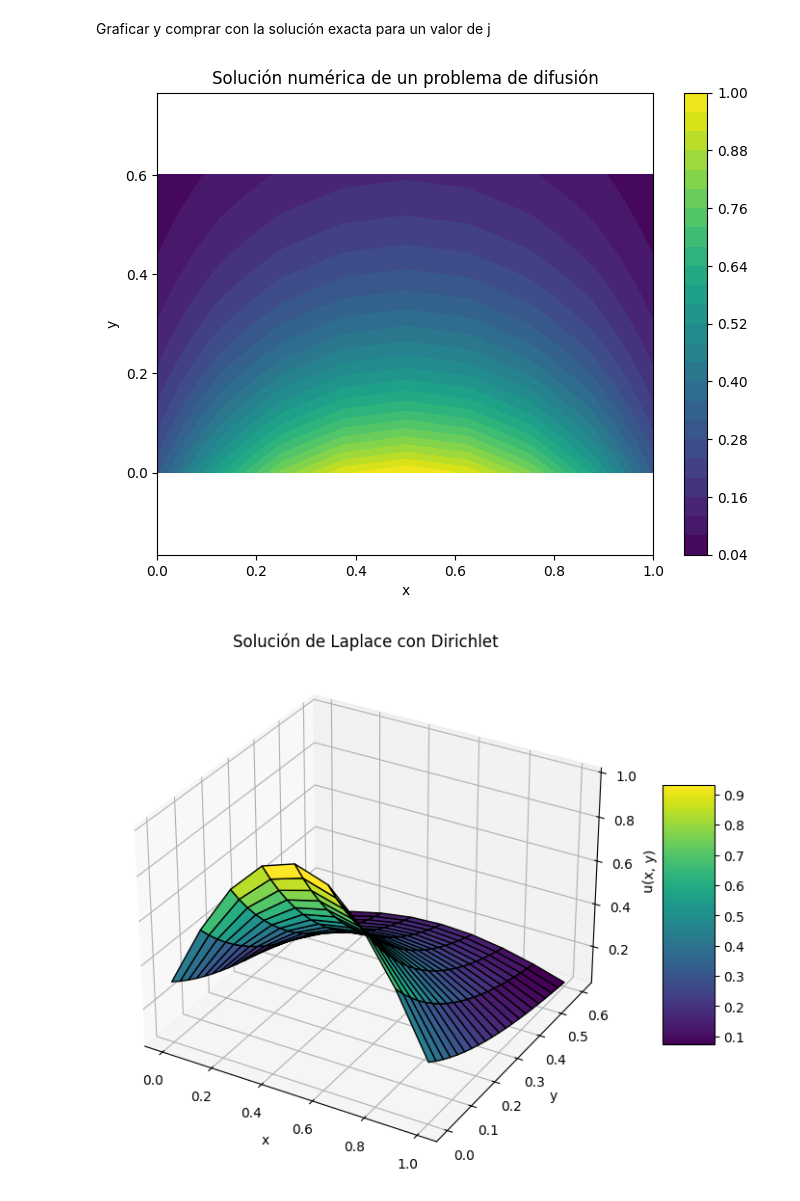
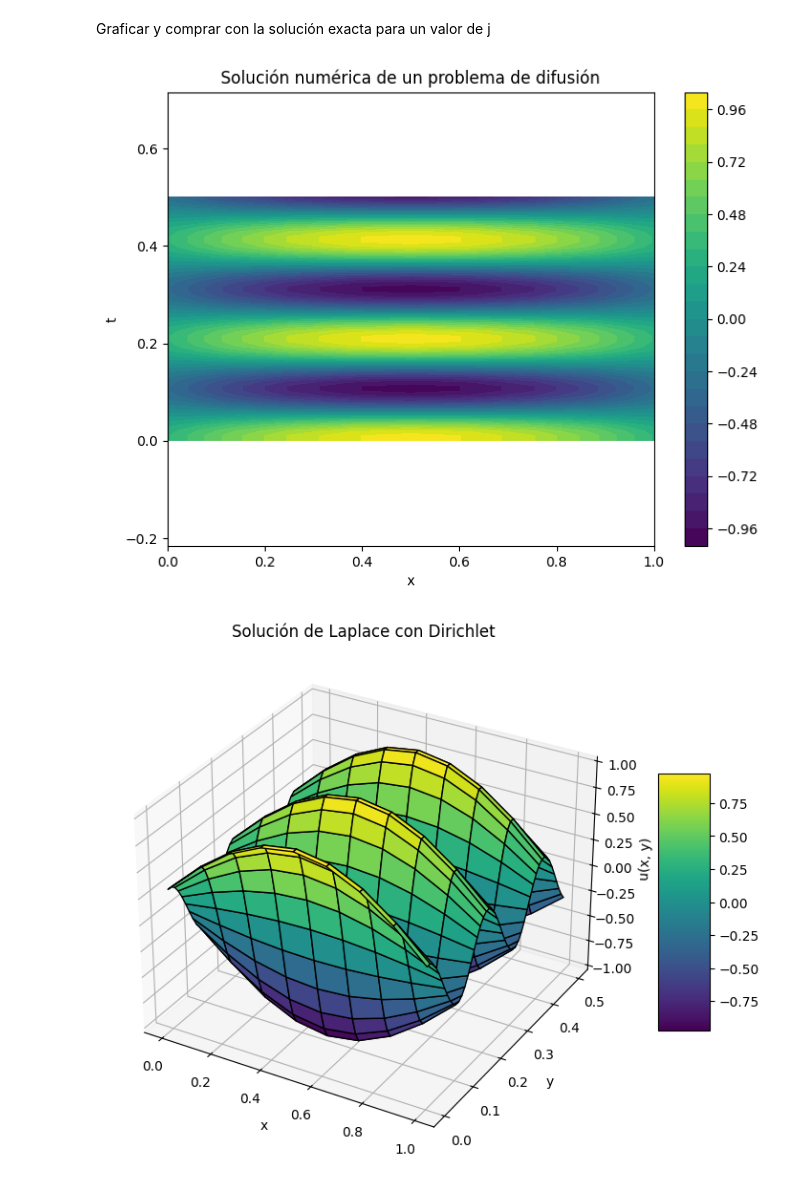
Before and after one commit to LuisManuelCatzoliSoriano/EDP-I, a Jupyter notebook: Ecuación_de_Calor_con_dif_reg.ipynb, the cells around one changed output. Cells and saved outputs as stored; diff of their text form; code cells hidden in the pictures.

```diff
--- a/Ecuación_de_Calor_con_dif_reg.ipynb
+++ b/Ecuación_de_Calor_con_dif_reg.ipynb
@@ -50,2 +51,8 @@ def richardson_1(A,b,j):
+# %%
+j=50
+# %%
+U=onda(A,u0,u1,j)
+# %%
+U_np = np.array(U.tolist(), dtype=float)
 # %% [markdown]
 Graficar y comprar con la solución exacta para un valor de j
@@ -63,31 +59,27 @@ def richardson(A,b,j):
+# %%
+x = np.linspace(0, 1, 9)   # Número de nodos internos en X
+y = np.linspace(0, 0.5, j)   # Debe coincidir con el tamaño
+X, Y = np.meshgrid(x, y)
 # %%
-j = 20  # Número de pasos en el tiempo
-
-U = richardson(A, b, j)
-
-x = np.linspace(0, 1, 9)   # Número de nodos internos en X
-y = np.linspace(0, 0.6, j+1)   # Debe coincidir con el tamaño
-X, Y = np.meshgrid(x, y)
-
 # Mapa de colores
 plt.figure(figsize=(8, 6))
-contour = plt.contourf(X, Y, U, levels=25, cmap=cm.viridis)
+contour = plt.contourf(X, Y, U_np, levels=25, cmap=cm.viridis)
 plt.colorbar(contour)
 plt.title('Solución numérica de un problema de difusión')
 plt.xlabel('x')
-plt.ylabel('y')
+plt.ylabel('t')
 plt.axis('equal')
 plt.show()
 
 fig = plt.figure(figsize=(10, 7))
 ax = fig.add_subplot(111, projection='3d')
-surf = ax.plot_surface(X, Y, U, cmap=cm.viridis, edgecolor='k')
+surf = ax.plot_surface(X, Y, U_np, cmap=cm.viridis, edgecolor='k')
 ax.set_title('Solución de Laplace con Dirichlet')
 ax.set_xlabel('x')
 ax.set_ylabel('y')
 ax.set_zlabel('u(x, y)')
 fig.colorbar(surf, shrink=0.5, aspect=5)
 plt.show()
 # %% [output]
-[figure, old version]
+[figure, new version]
-[figure, old version]
+[figure, new version]
```
Also changed, not shown: parts of 14 cells of this notebook.
